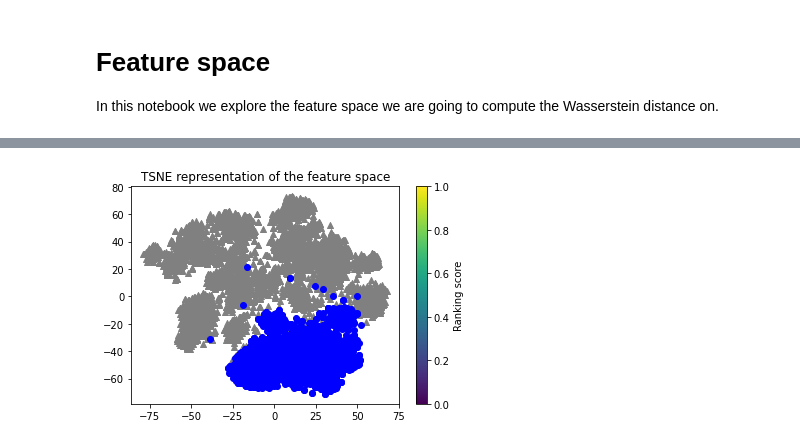
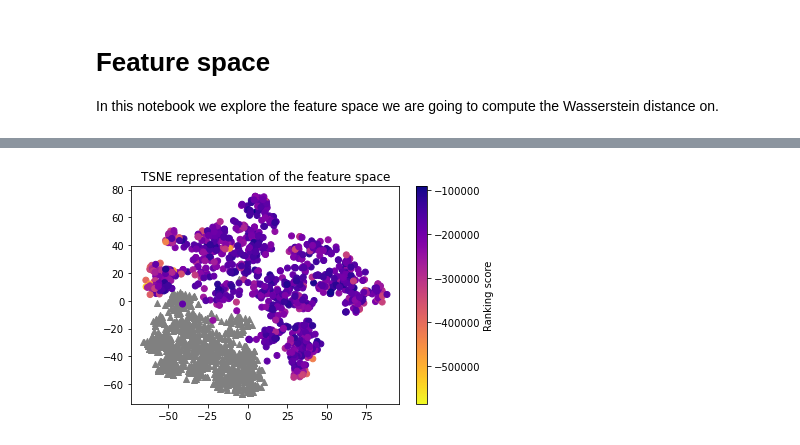
Before and after one commit to nobias-project/OT-ICNN-bias, a Jupyter notebook: notebooks/Feature spaces.ipynb, the cells around one changed output, grey strips where cells are left out. Saved outputs shown, nothing was run; the diff lists cells and outputs as text; code cells hidden in the pictures.

```diff
--- a/notebooks/Feature spaces.ipynb
+++ b/notebooks/Feature spaces.ipynb
@@ -29,3 +29,6 @@ def plot_tsne(path, array1, array2):
 data = src.datasets.Pet_Features("../data/oxford-iiit-pet/resnet50")
 # %%
 dataloader = torch.utils.data.DataLoader(data, batch_size=1)
+# %%
+results = pd.read_csv("../results/Results_Pet_resnet50/convex_f_39_results.csv", header = None)
+results.head()
@@ -31,0 +42,4 @@ dataloader = torch.utils.data.DataLoader(data, batch_size=1)
+# %%
+results.columns = ["name", "values"]
+results.set_index("name", inplace=True)
+results.head()
@@ -32,18 +54,27 @@ dataloader = torch.utils.data.DataLoader(data, batch_size=1)
 # %%
 sample_space = list()
 is_cat = list()
-for batch, cat in dataloader:
+values = list()
+for batch, cat, name in dataloader:
     sample_space.append(batch.numpy())
     is_cat.append(cat.item())
+    if cat == 0:
+        values.append(results.loc[name[0], "values"])
 
 sample_space = np.concatenate(sample_space)
 is_cat = np.array(is_cat)
+# %%
+values = np.array(values)
 # %%
 tsne = TSNE()
 transformed_space = tsne.fit_transform(sample_space)
 # %%
+sample1 = np.random.randint(len(transformed_space[is_cat == 1]), size=1000)
+sample2 = np.random.randint(len(transformed_space[is_cat == 0]), size=1000)
+
 plot_tsne("",
-          transformed_space[is_cat == 0],
-          transformed_space[is_cat == 1])
+          transformed_space[is_cat == 1][sample1,:],
+          transformed_space[is_cat == 0][sample2,:],
+          values[sample2])
 # %% [output]
-[figure, old version]
+[figure, new version]
```
Also changed, not shown: parts of 3 cells of this notebook, 3 other files.
